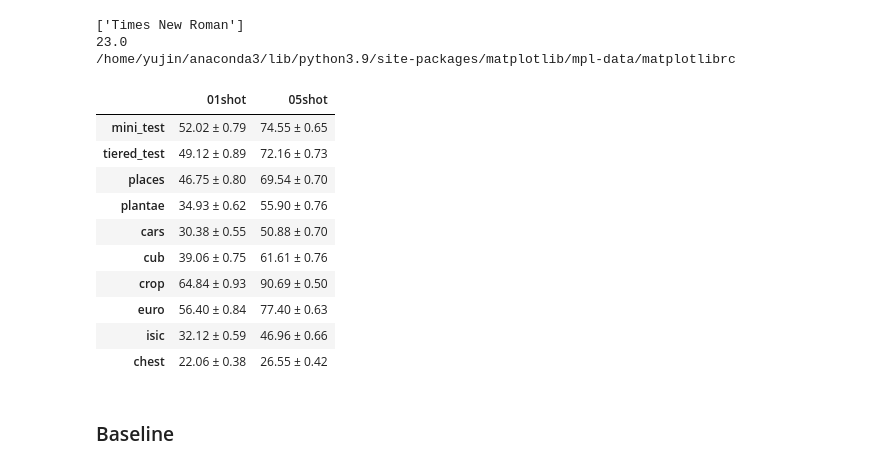
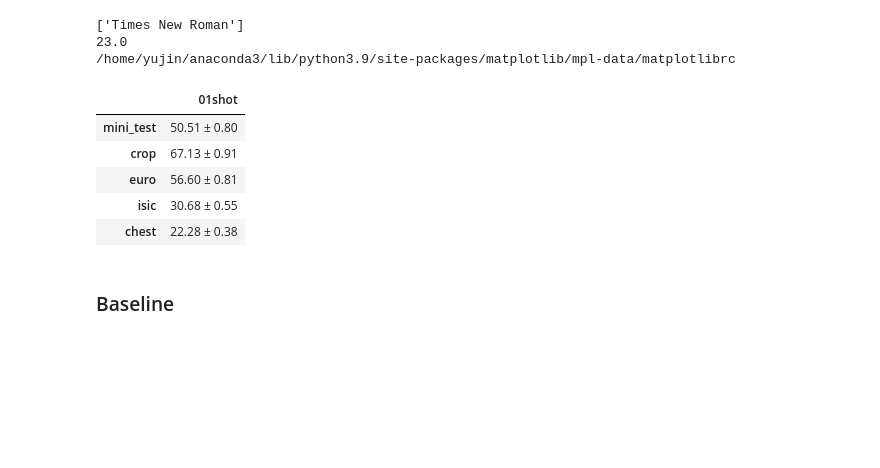
Before and after one commit to kimyuji/Fine-tune-with-Few-Samples, a Jupyter notebook: check_acc.ipynb, the cells around one changed output. Saved outputs shown, nothing was run; the diff lists cells and outputs as text; code cells hidden in the pictures; blank space fills up the shorter version.

```diff
--- a/check_acc.ipynb
+++ b/check_acc.ipynb
@@ -30,25 +33,20 @@ matplotlib.rcParams['font.family'] = myfonts
 # %%
-result = pd.DataFrame(None, index=datas, columns=['01shot', '05shot'])
+result = pd.DataFrame(None, index=cdfsl, columns=['01shot'])
 for data in result.index:
     for types in result.columns:
-        path = "./logs/baseline/output/resnet10_simclr_LS_default/{}/05way_0{}_full_default/augmentation/base/test_history.csv".format(data, types)
+        path = "./logs/baseline/output/resnet10_simclr_LS_default/{}/05way_0{}_full_default/LP-FT/test_history.csv".format(data, types)
         test_acc = pd.read_csv(path, index_col='Unnamed: 0')
         acc = '{:.2f} ± {:.2f}'.format(test_acc.mean()[-1] * 100,
                                                  1.96 * test_acc.std()[-1] / np.sqrt(600) * 100)
         result.loc[data][types] = acc
 display(result)
 # %% [output]
-|  | 01shot | 05shot |
-| mini_test | 52.02 ± 0.79 | 74.55 ± 0.65 |
-| tiered_test | 49.12 ± 0.89 | 72.16 ± 0.73 |
-| places | 46.75 ± 0.80 | 69.54 ± 0.70 |
-| plantae | 34.93 ± 0.62 | 55.90 ± 0.76 |
-| cars | 30.38 ± 0.55 | 50.88 ± 0.70 |
-| cub | 39.06 ± 0.75 | 61.61 ± 0.76 |
-| crop | 64.84 ± 0.93 | 90.69 ± 0.50 |
-| euro | 56.40 ± 0.84 | 77.40 ± 0.63 |
-| isic | 32.12 ± 0.59 | 46.96 ± 0.66 |
-| chest | 22.06 ± 0.38 | 26.55 ± 0.42 |
+|  | 01shot |
+| mini_test | 50.51 ± 0.80 |
+| crop | 67.13 ± 0.91 |
+| euro | 56.60 ± 0.81 |
+| isic | 30.68 ± 0.55 |
+| chest | 22.28 ± 0.38 |
 # %% [markdown]
 ### Baseline
 # %%
```
Also changed, not shown: parts of 2 cells of this notebook, 1 other file.
